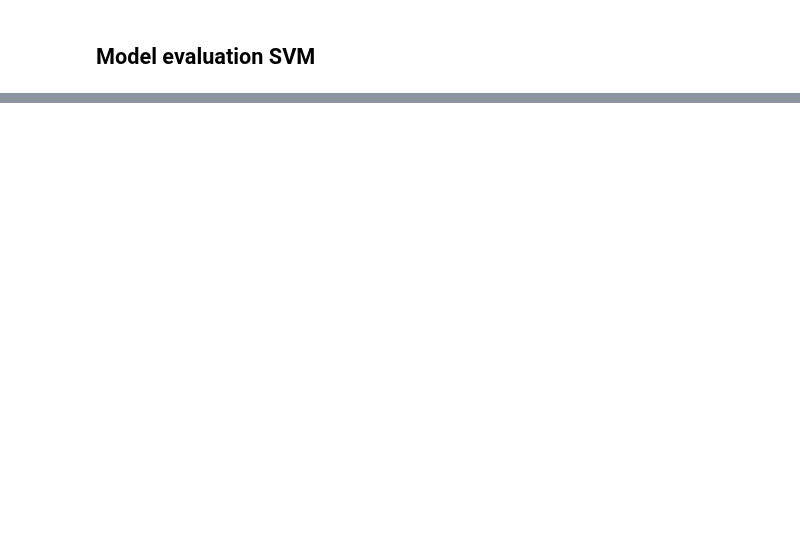
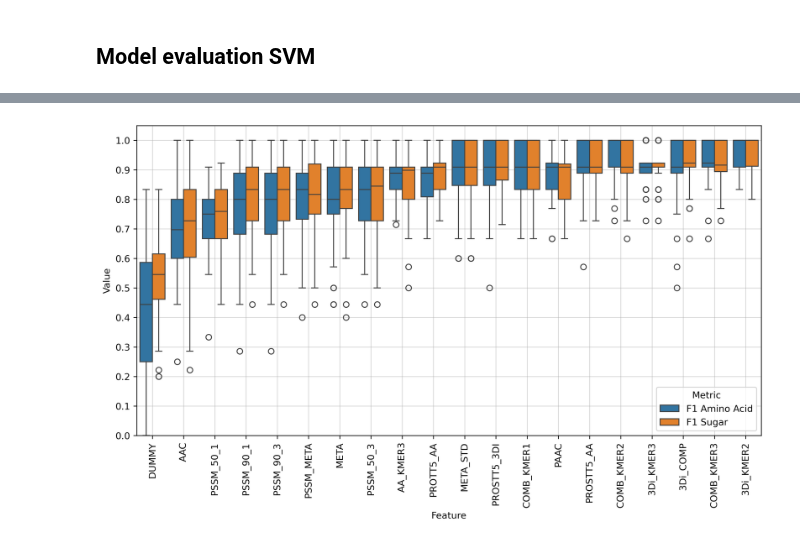
Before and after one commit to adenger/subpred_dl, a Jupyter notebook: notebooks/svm_athaliana_sugaramino.ipynb, the cells around one changed output, grey strips where cells are left out. Cells and saved outputs as stored; diff of their text form; code cells hidden in the pictures; blank space fills up the shorter version.

```diff
--- a/notebooks/svm_athaliana_sugaramino.ipynb
+++ b/notebooks/svm_athaliana_sugaramino.ipynb
@@ -43,7 +78,10 @@ get_stats(*dataset_organism)
 ## Sugar/Amino subset
 # %%
 from subpred.dataset_filters import get_classification_subset
-dataset_organism = get_classification_subset(dataset_full=dataset_organism, go_terms=GO_TERMS_CLASSES)
+
+dataset_organism = get_classification_subset(
+    dataset_full=dataset_organism, go_terms=GO_TERMS_CLASSES
+)
 
 print("before clustering:")
 dataset_organism[1].go_term_ancestor.value_counts()
@@ -56,5 +105,8 @@ dataset_organism[1].go_term_ancestor.value_counts()
 Clustering at 70%
 # %%
 from subpred.dataset_filters import cluster_sequences
-dataset_organism = cluster_sequences(dataset_full=dataset_organism, identity_threshold=IDENTITY_THRESHOLD)
+
+dataset_organism = cluster_sequences(
+    dataset_full=dataset_organism, identity_threshold=IDENTITY_THRESHOLD
+)
 dataset_organism[1].go_term_ancestor.value_counts()
@@ -67,5 +134,8 @@ features_list, series_labels = get_features(dataset_full=dataset_organism)
 For each Feature: Outlier detection, numpy conversion
 # %%
 from subpred.features import get_ml_datasets
-ml_datasets = list(get_ml_datasets(features_list=features_list, series_labels=series_labels))
+
+ml_datasets = list(
+    get_ml_datasets(features_list=features_list, series_labels=series_labels)
+)
 ml_datasets
@@ -84,7 +176,4 @@ outlier_check(dataset_full=dataset_organism,ml_datasets=ml_datasets, threshold=0
 # %% [markdown]
 ## Model evaluation SVM
-# %%
-ml_datasets = [m for m in ml_datasets if m.name in  {"3Di_KMER2","AAC"}]
-ml_datasets
 # %%
 ml_datasets[0]
@@ -124,11 +249,13 @@ summarize_results_long(df_results_long=df_results_long)
 # %%
 plot_results_long(
     df_results_long=df_results_long,
     output_folder_path=RESULTS_FOLDER,
     test_name=TEST_NAME,
-    metrics_include = ["F1 Amino Acid","F1 Sugar"],
-    figsize=(12,6)
+    metrics_include=["F1 Amino Acid", "F1 Sugar"],
+    figsize=(12, 6),
 )
+# %% [output]
+[figure, added]
 # %%
 plot_results_long(
     df_results_long=df_results_long,
```
Also changed, not shown: parts of 13 cells of this notebook.
